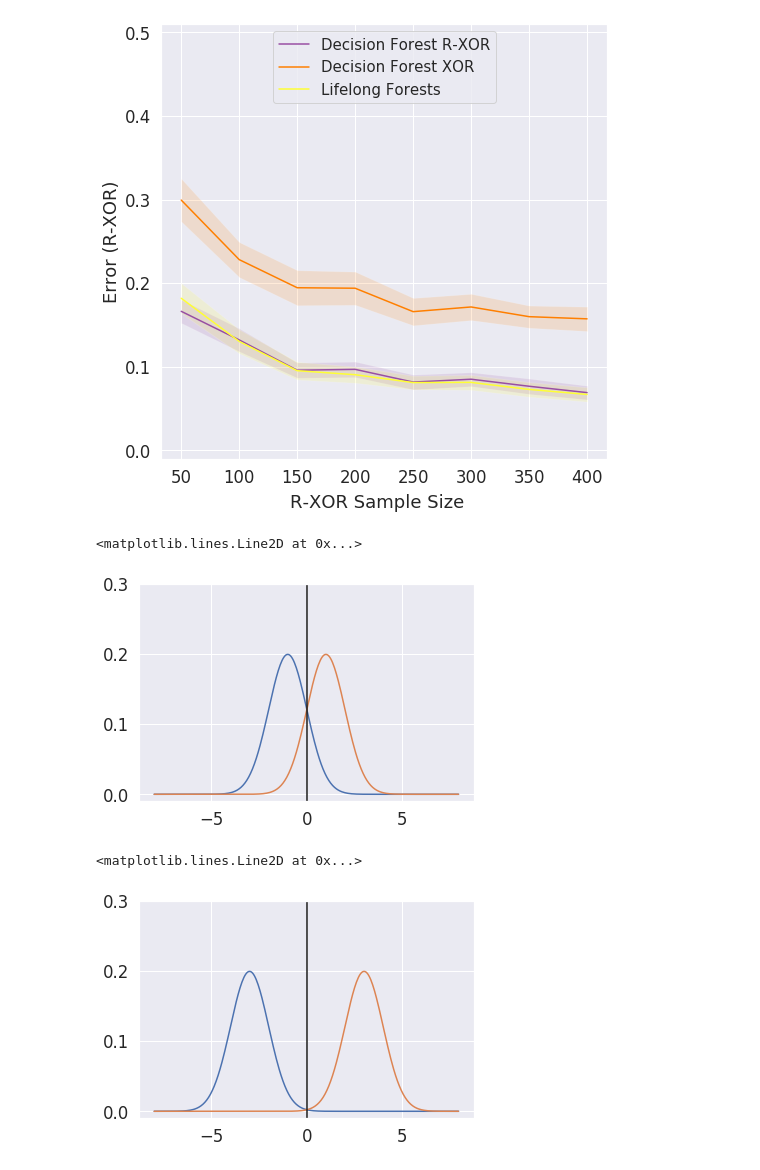
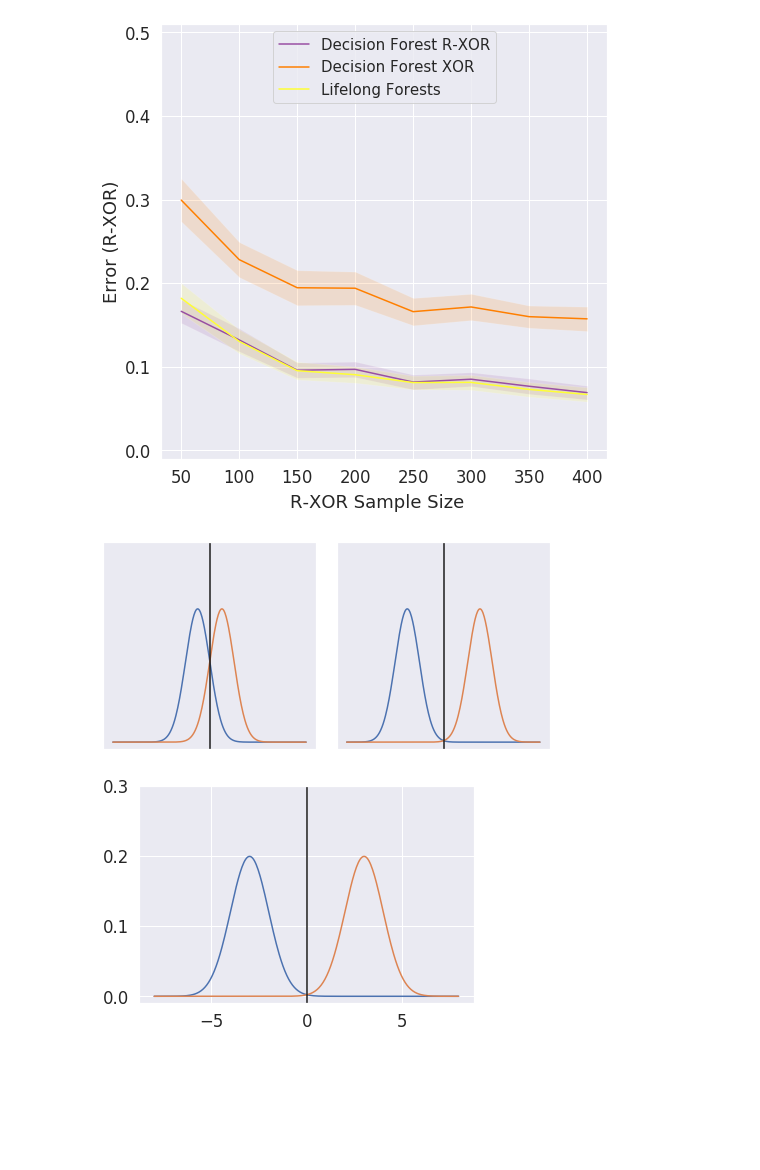
Before and after one commit to neurodata/talks, a Jupyter notebook: images/rotated_parity_fig_generator.ipynb, the cells around one changed output. Drawn from its saved outputs; the diff is of its cells as text; code cells hidden in the pictures; blank space fills up the shorter version.

```diff
--- a/images/rotated_parity_fig_generator.ipynb
+++ b/images/rotated_parity_fig_generator.ipynb
@@ -828,26 +828,37 @@ ax[0,1].set_xticks([])
 ax[0,1].set_yticks([])
 
 ax[1,1].set_xlabel('Target Task Sample Size')
+# %%
+from scipy import stats
+
+fig1 = plt.figure(figsize=(8,8))
+fig1.subplots_adjust(wspace=0.1, hspace=0.1)
+
+ax1 = fig1.add_subplot(2, 2, 1, xticklabels=[], yticklabels=[], xticks=[], yticks=[])
+ax2 = fig1.add_subplot(2, 2, 2, xticklabels=[], yticklabels=[], xticks=[], yticks=[])
+
+xs = np.arange(-8,8,step=0.05)
+ax1.plot(xs, stats.norm.pdf(xs, -1, 1)/2)
+ax1.plot(xs, stats.norm.pdf(xs, 1, 1)/2)
+ax1.set_ylim(-0.01, 0.3)
+ax1.axvline(0, c = 'k')
+
+ax2.plot(xs, stats.norm.pdf(xs, -3, 1)/2)
+ax2.plot(xs, stats.norm.pdf(xs, 3, 1)/2)
+ax2.set_ylim(-0.01, 0.3)
+ax2.axvline(0, c = 'k')
+
+plt.savefig('gaussian.png',dpi=500)
+# %% [output]
+[figure, added]
 # %%
-from scipy import stats
 fig, ax = plt.subplots(1,1)
 
 xs = np.arange(-8,8,step=0.05)
-ax.plot(xs, stats.norm.pdf(xs, -1, 1)/2)
-ax.plot(xs, stats.norm.pdf(xs, 1, 1)/2)
+ax.plot(xs, stats.norm.pdf(xs, -3, 1)/2)
+ax.plot(xs, stats.norm.pdf(xs, 3, 1)/2)
 ax.set_ylim(-0.01, 0.3)
 ax.axvline(0, c = 'k')
+plt.savefig('gaussian2.png', dpi=500)
 # %% [output]
-<matplotlib.lines.Line2D at 0x...>
-[figure, old version]
+[figure, new version]
-# %%
-fig, ax = plt.subplots(1,1)
-
-xs = np.arange(-8,8,step=0.05)
-ax.plot(xs, stats.norm.pdf(xs, -3, 1)/2)
-ax.plot(xs, stats.norm.pdf(xs, 3, 1)/2)
-ax.set_ylim(-0.01, 0.3)
-ax.axvline(0, c = 'k')
-# %% [output]
-<matplotlib.lines.Line2D at 0x...>
-[figure, removed]
```
Also changed, not shown: 2 other files.
